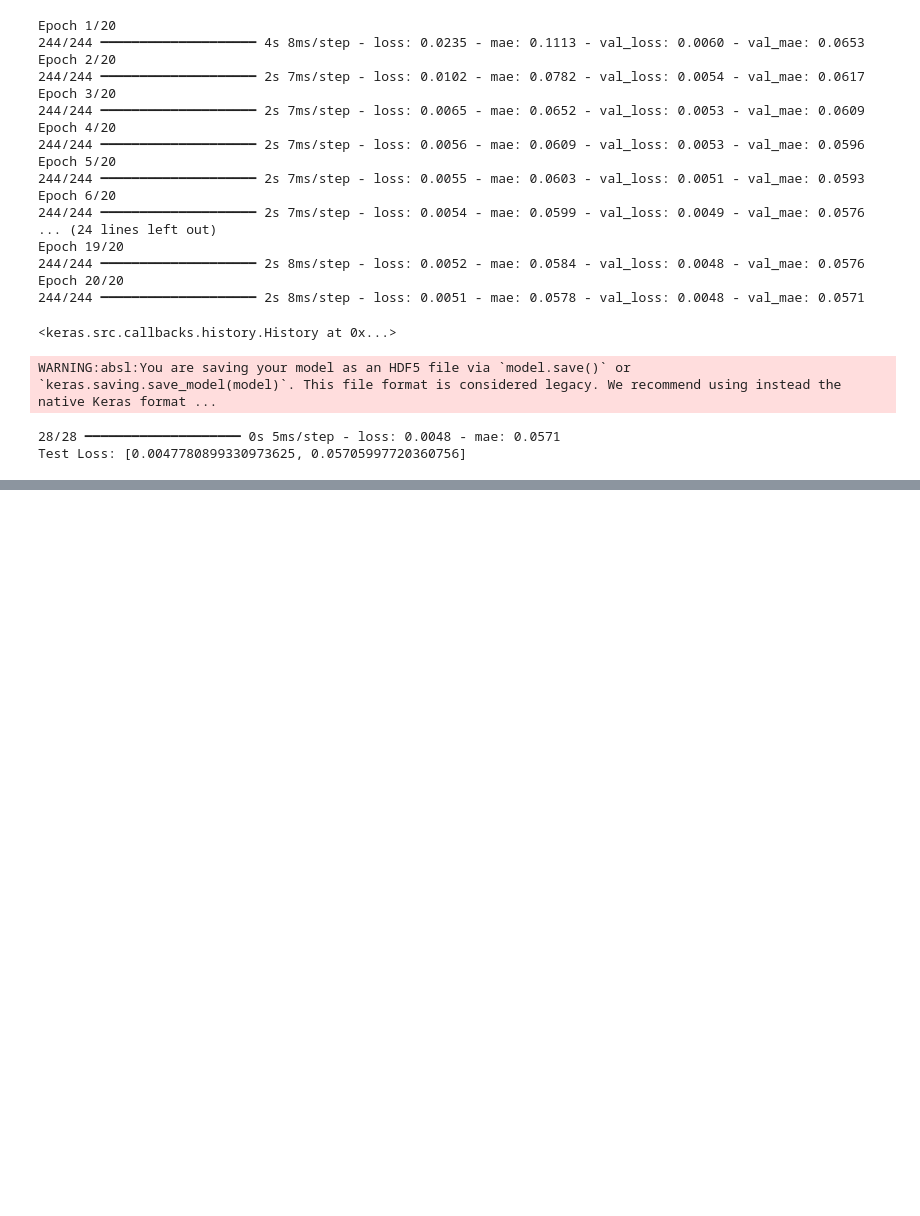
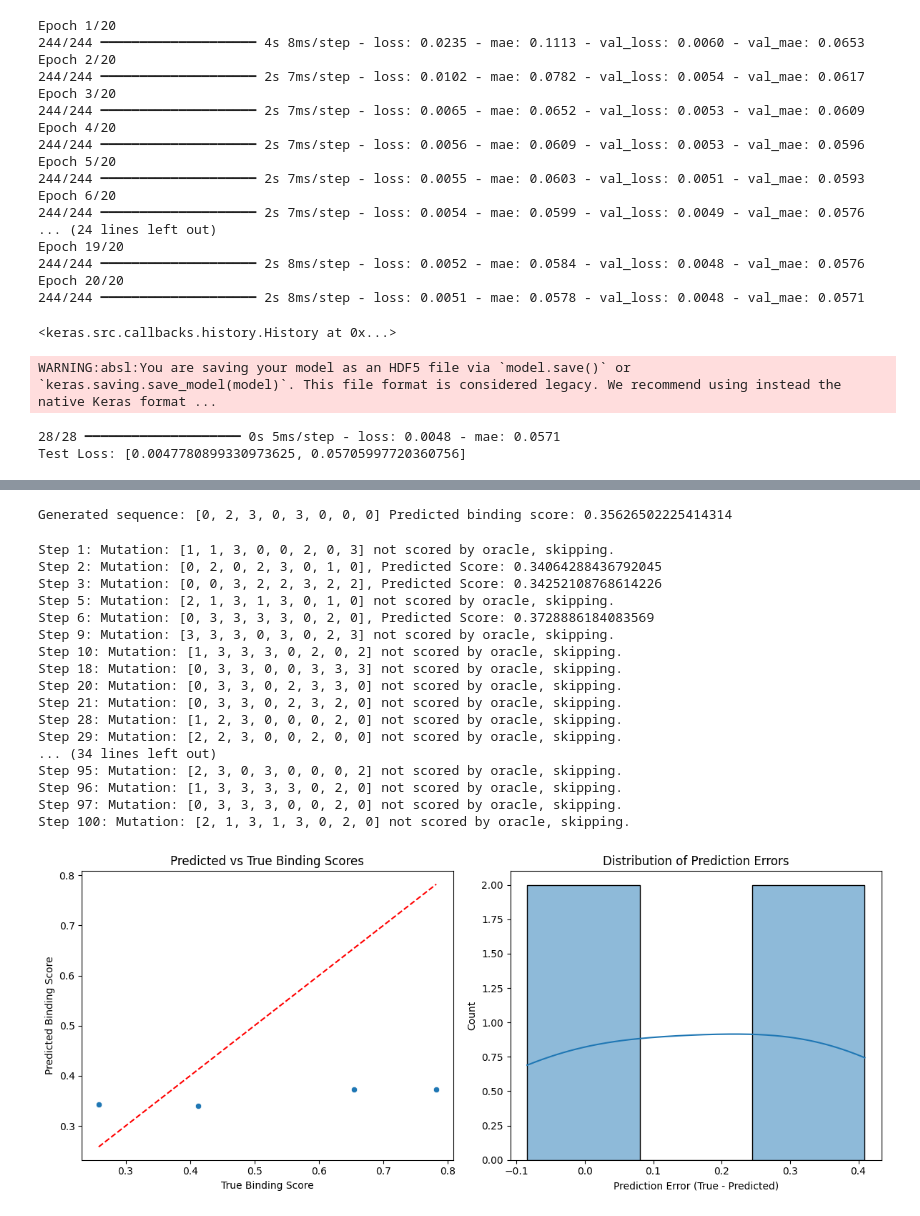
Before and after one commit to meier108/PracticalWork, a Jupyter notebook: model_training.ipynb, the cells around one changed output, grey strips where cells are left out. Cells and saved outputs as stored; diff of their text form; code cells hidden in the pictures; blank space fills up the shorter version.

Commit message:
RF Learning first results

```diff
--- a/model_training.ipynb
+++ b/model_training.ipynb
@@ -105,0 +140,4 @@ Test Loss: [0.0047780899330973625, 0.05705997720360756]
+# %%
+from models.random_forest import RandomForestPredictor
+rf = RandomForestPredictor()
+rf.train(X_train, y_train)
@@ -105,0 +147,9 @@ Test Loss: [0.0047780899330973625, 0.05705997720360756]
+# %%
+import torch
+from torch.utils.data import Dataset, DataLoader, TensorDataset
+
+X_train_tensor = torch.LongTensor(X_train)
+y_train_tensor = torch.FloatTensor(y_train).view(-1, 1)
+
+train_dataset = TensorDataset(X_train_tensor, y_train_tensor)
+train_loader = DataLoader(train_dataset, batch_size=32, shuffle=True)
@@ -105,0 +192,60 @@ Test Loss: [0.0047780899330973625, 0.05705997720360756]
+# %%
+generated_seq = model.generate(1)
+
+print('Generated sequence:', generated_seq, 'Predicted binding score:', rf.predict(generated_seq))
+# %% [output]
+Generated sequence: [0, 2, 3, 0, 3, 0, 0, 0] Predicted binding score: 0.35626502225414314
+# %%
+from main_scorer import mutate_score_sequences, check_already_scored, plot_results, lookup_oracle
+from models.oracle import build_oracle_df, oracle_exists, oracle_lookup
+
+test_df = df[df['split'] == 'test_c']
+oracle = build_oracle_df(test_df)
+
+wanted_score = 0.9
+old_score = 0
+
+def mutate_score_sequences(model, scorer, oracle, steps = 100, old_score = 0):
+    values = {'mutation': [], 'predicted_score': []}
+    for step in range(steps):
+        sequence = model.generate(wanted_score)
+        one_hot_sequence = tf.one_hot(sequence, depth=4).numpy().flatten()
+        if oracle_exists(oracle, one_hot_sequence):
+            score = rf.predict(sequence)
+
+            if score > old_score:
+                print(f'Step {step+1}: Mutation: {sequence}, Predicted Score: {score}')
+                values['mutation'].append(one_hot_sequence)
+                values['predicted_score'].append(score)
+                old_score = score
+            else:
+                continue
+        else:
+            print(f'Step {step+1}: Mutation: {sequence} not scored by oracle, skipping.')
+    return values
+
+
+values = mutate_score_sequences(model, rf, oracle, steps=100, old_score=old_score)
+values_df = pd.DataFrame(values)
+values_df.head()
+values = lookup_oracle(values_df, oracle)
+plot_results(values)
+# %% [output]
+Step 1: Mutation: [1, 1, 3, 0, 0, 2, 0, 3] not scored by oracle, skipping.
+Step 2: Mutation: [0, 2, 0, 2, 3, 0, 1, 0], Predicted Score: 0.34064288436792045
+Step 3: Mutation: [0, 0, 3, 2, 2, 3, 2, 2], Predicted Score: 0.34252108768614226
+Step 5: Mutation: [2, 1, 3, 1, 3, 0, 1, 0] not scored by oracle, skipping.
+Step 6: Mutation: [0, 3, 3, 3, 3, 0, 2, 0], Predicted Score: 0.3728886184083569
+Step 9: Mutation: [3, 3, 3, 0, 3, 0, 2, 3] not scored by oracle, skipping.
+Step 10: Mutation: [1, 3, 3, 3, 0, 2, 0, 2] not scored by oracle, skipping.
+Step 18: Mutation: [0, 3, 3, 0, 0, 3, 3, 3] not scored by oracle, skipping.
+Step 20: Mutation: [0, 3, 3, 0, 2, 3, 3, 0] not scored by oracle, skipping.
+Step 21: Mutation: [0, 3, 3, 0, 2, 3, 2, 0] not scored by oracle, skipping.
+Step 28: Mutation: [1, 2, 3, 0, 0, 0, 2, 0] not scored by oracle, skipping.
+Step 29: Mutation: [2, 2, 3, 0, 0, 2, 0, 0] not scored by oracle, skipping.
+... (34 lines left out)
+Step 95: Mutation: [2, 3, 0, 3, 0, 0, 0, 2] not scored by oracle, skipping.
+Step 96: Mutation: [1, 3, 3, 3, 3, 0, 2, 0] not scored by oracle, skipping.
+Step 97: Mutation: [0, 3, 3, 3, 0, 0, 2, 0] not scored by oracle, skipping.
+Step 100: Mutation: [2, 1, 3, 1, 3, 0, 2, 0] not scored by oracle, skipping.
+[figure, added]
```
Also changed, not shown: parts of 13 cells of this notebook, 2 other files.
